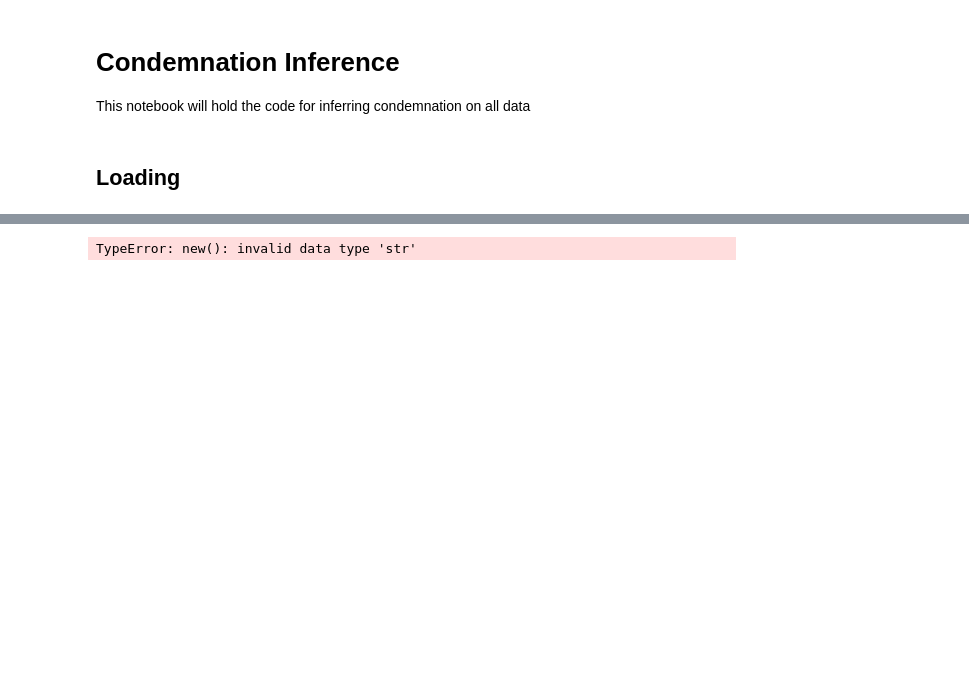
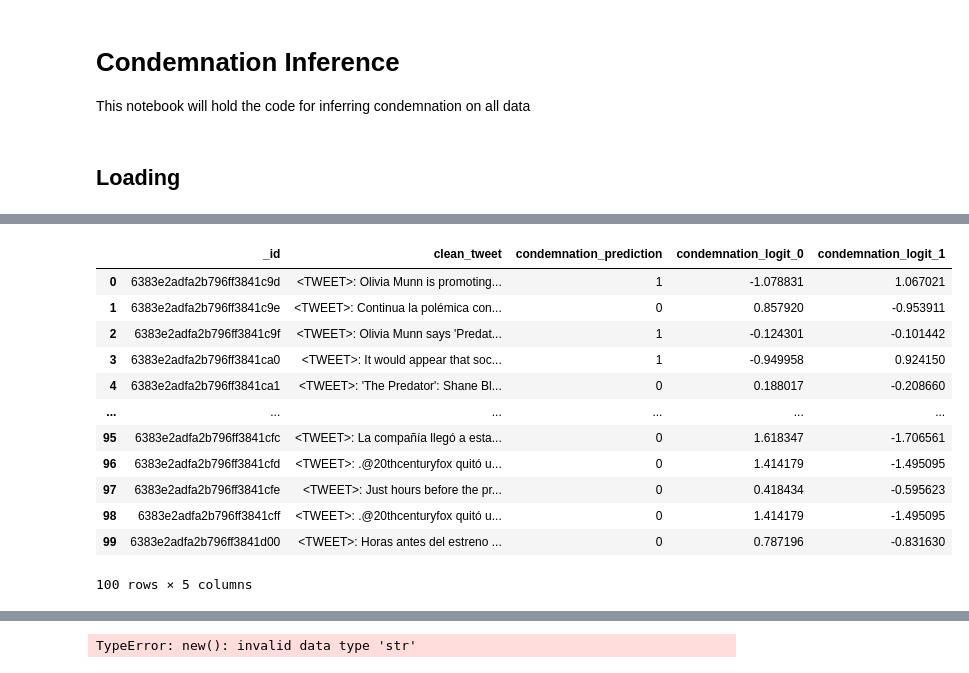
Before and after one commit to Ali-Omrani/transgressions-condemnation, a Jupyter notebook: condemnation/condemnation_inference.ipynb, the cells around one changed output, grey strips where cells are left out. Saved outputs shown, nothing was run; the diff lists cells and outputs as text; code cells hidden in the pictures; blank space fills up the shorter version.

Commit message:
updated inference code for condemnation

```diff
--- a/condemnation/condemnation_inference.ipynb
+++ b/condemnation/condemnation_inference.ipynb
@@ -24,2 +27,2 @@ metoo_tweets = db_metoo_tweets.metoo_tweets
 # %%
-tweet_cursor = metoo_tweets.find({"is_RT":True})
+tweet_cursor = metoo_tweets.find()
@@ -25,0 +40,19 @@ tweet_cursor = metoo_tweets.find({"is_RT":True})
+# %%
+def split_list(cursor, n):
+        result = []
+        for tweet in tqdm(cursor):
+            result.append(tweet)
+            if len(result)==n:
+                result_to_return = result
+                result = []
+                yield result_to_return
+        yield result
+
+def update_tweet_in_db( document):
+    try:
+        metoo_tweets.update_one(
+            {'_id': document['_id']},
+            {'$set': document}
+        )
+    except Exception:
+        print("couldn't update ", document)
@@ -25,0 +83,22 @@ tweet_cursor = metoo_tweets.find({"is_RT":True})
+# %%
+n=100000
+target_col = "clean_tweet"
+for idx, chunk in tqdm(enumerate(split_list(tweet_cursor, n))):
+        df = pd.DataFrame(chunk)
+        if not len(df):
+            break
+        pred_df = df[[target_col]].dropna()
+        pred_data = df.dropna(subset=[target_col])
+        pred_dataset = Dataset.from_pandas(pred_df)
+        pred_dataset = pred_dataset.rename_column(target_col, "text")
+        tokenized_datasets = pred_dataset.map(tokenize_function, batched=True)
+        predictions_logits = trainer.predict(tokenized_datasets)
+        preds = np.argmax(predictions_logits.predictions, axis = 1)
+        save_df = pred_data[["_id", "clean_tweet"]]
+        save_df["condemnation_prediction"] = preds
+        save_df["condemnation_logit_0"] = predictions_logits.predictions[:, 0]
+        save_df["condemnation_logit_1"] = predictions_logits.predictions[:, 1]
+        del tokenized_datasets
+        del pred_dataset
+        for idx, row in tqdm(save_df.iterrows()):
+            update_tweet_in_db(row.to_dict())
@@ -25,0 +370,16 @@ tweet_cursor = metoo_tweets.find({"is_RT":True})
+# %%
+save_df
+# %% [output]
+|  | _id | clean_tweet | condemnation_prediction | condemnation_logit_0 | condemnation_logit_1 |
+| 0 | 6383e2adfa2b796ff3841c9d | <TWEET>: Olivia Munn is promoting... | 1 | -1.078831 | 1.067021 |
+| 1 | 6383e2adfa2b796ff3841c9e | <TWEET>: Continua la polémica con... | 0 | 0.857920 | -0.953911 |
+| 2 | 6383e2adfa2b796ff3841c9f | <TWEET>: Olivia Munn says 'Predat... | 1 | -0.124301 | -0.101442 |
+| 3 | 6383e2adfa2b796ff3841ca0 | <TWEET>: It would appear that soc... | 1 | -0.949958 | 0.924150 |
+| 4 | 6383e2adfa2b796ff3841ca1 | <TWEET>: 'The Predator': Shane Bl... | 0 | 0.188017 | -0.208660 |
+| ... | ... | ... | ... | ... | ... |
+| 95 | 6383e2adfa2b796ff3841cfc | <TWEET>: La compañía llegó a esta... | 0 | 1.618347 | -1.706561 |
+| 96 | 6383e2adfa2b796ff3841cfd | <TWEET>: .@20thcenturyfox quitó u... | 0 | 1.414179 | -1.495095 |
+| 97 | 6383e2adfa2b796ff3841cfe | <TWEET>: Just hours before the pr... | 0 | 0.418434 | -0.595623 |
+| 98 | 6383e2adfa2b796ff3841cff | <TWEET>: .@20thcenturyfox quitó u... | 0 | 1.414179 | -1.495095 |
+| 99 | 6383e2adfa2b796ff3841d00 | <TWEET>: Horas antes del estreno ... | 0 | 0.787196 | -0.831630 |
+100 rows × 5 columns
```
Also changed, not shown: parts of 18 cells of this notebook, 1 other file.
